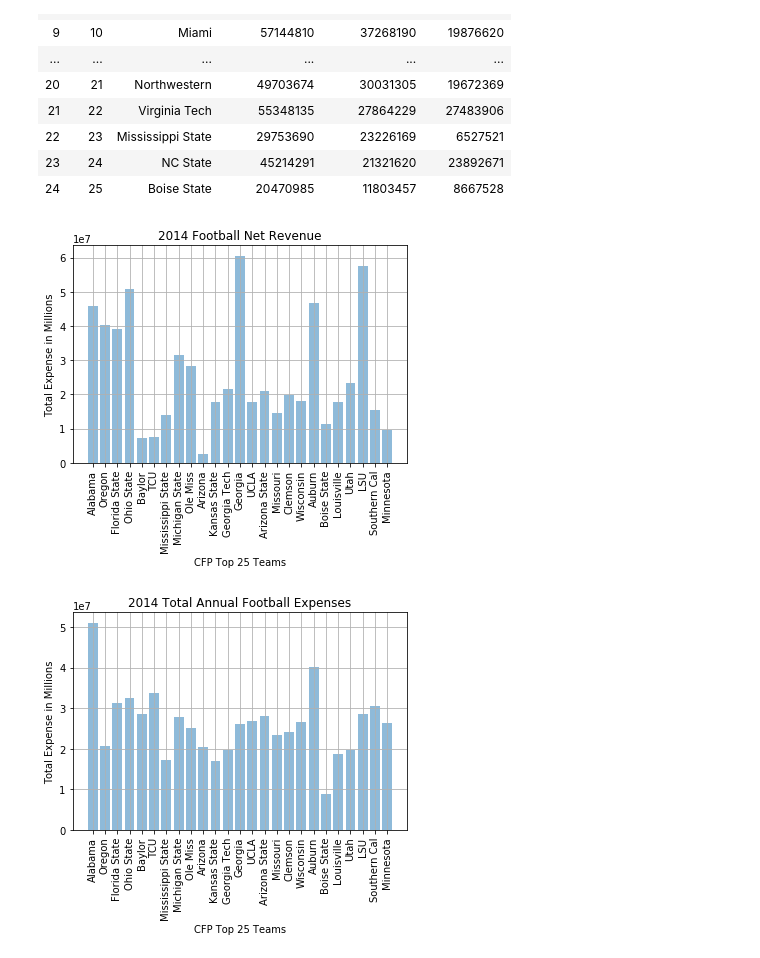
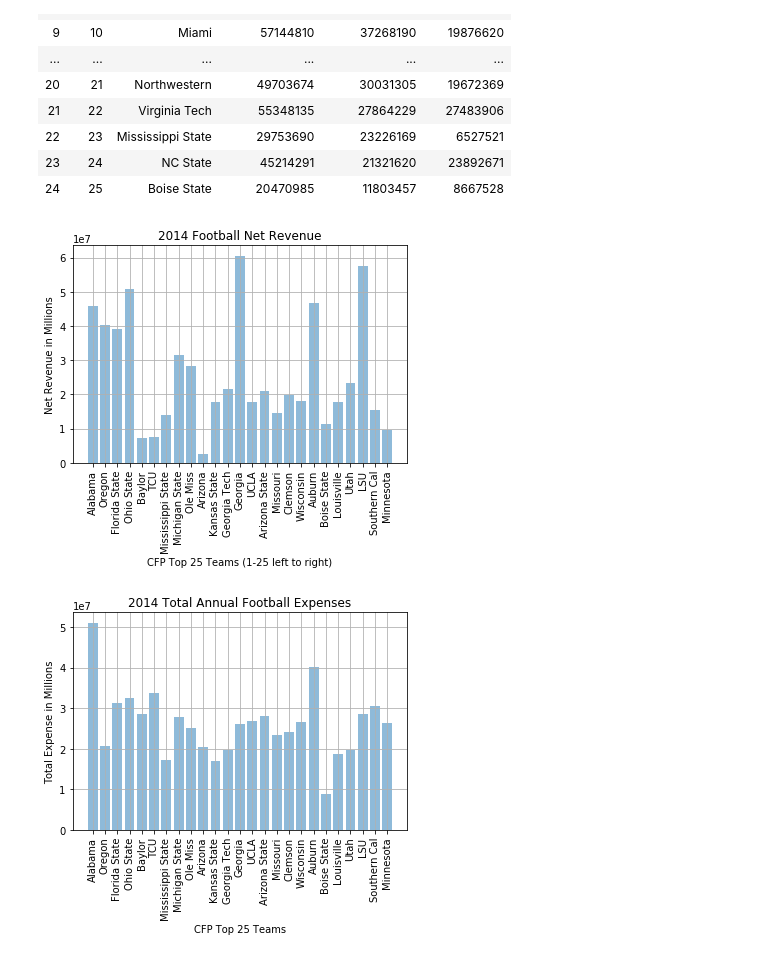
Before and after one commit to willcpope/CFP_Top_25, a Jupyter notebook: CFB.ipynb, the cells around one changed output. Cells and saved outputs as stored; diff of their text form; code cells hidden in the pictures.

Commit message:
Updated code with corrected visualization titles

```diff
--- a/CFB.ipynb
+++ b/CFB.ipynb
@@ -317,17 +317,17 @@ combined_2017.head(25)
 # %%
 plt.bar(combined_2014["Team"],
         combined_2014["Net Revenue"],
         align='center',
         alpha=0.5)
 
-plt.xlabel("CFP Top 25 Teams")
-plt.ylabel("Total Expense in Millions")
+plt.xlabel("CFP Top 25 Teams (1-25 left to right)")
+plt.ylabel("Net Revenue in Millions")
 plt.title("2014 Football Net Revenue")
 plt.xticks(rotation=90)
 plt.grid()
 plt.show()
 # %% [output]
-[figure, old version]
+[figure, new version]
 # %%
 plt.bar(combined_2014["Team"],
         combined_2014["Total Expenses"],
```
Also changed, not shown: parts of 3 cells of this notebook.
